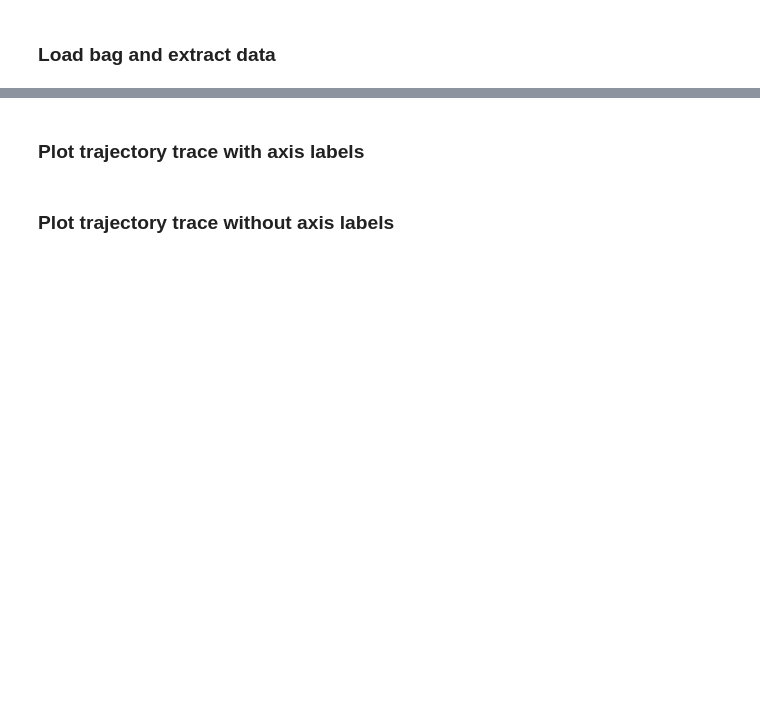
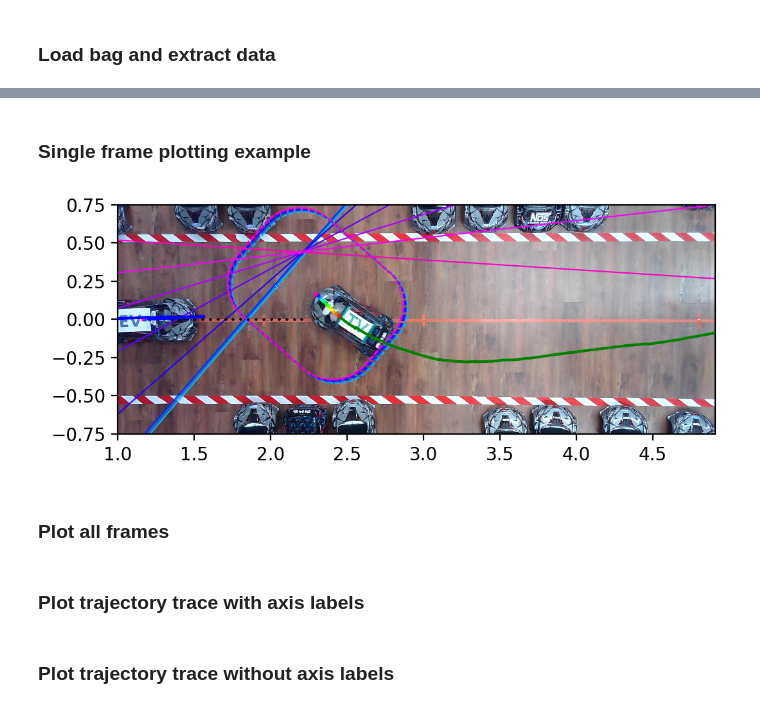
Before and after one commit to XuShenLZ/dataMPC_parking, a Jupyter notebook: bag_processing/video_plotting.ipynb, the cells around one changed output, grey strips where cells are left out. Drawn from its saved outputs; the diff is of its cells as text; code cells hidden in the pictures; blank space fills up the shorter version.

```diff
--- a/bag_processing/video_plotting.ipynb
+++ b/bag_processing/video_plotting.ipynb
@@ -61,0 +73,54 @@ print(t, frame_num)
+# %% [markdown]
+### Single frame plotting example
+# %%
+import matplotlib
+
+frame_num = 700
+image, t, frame_num, data = vid_reader.get_frame(frame_idx=frame_num)
+
+# time = 15.4
+# image, t, frame_num, data = vid_reader.get_frame(time=time)
+
+EV_x_offset = -0.1
+EV_y_offset = 0.0
+TV_x_offset = -0.05
+TV_y_offset = 0.0
+
+N = vid_reader.N
+c = [matplotlib.cm.get_cmap('gist_rainbow')(i*(1./(N-1))) for i in range(N)]
+
+image_ratio = image.shape[1]/image.shape[0]
+image_y = np.array([-1.25, 0.7])
+image_x = (image_y[1]-image_y[0])*image_ratio + 1.0
+
+traj_fig = plt.figure(dpi=200)
+traj_ax = traj_fig.gca()
+traj_ax.imshow(image, extent=(image_x_coords[0],image_x_coords[1],image_y_coords[0],image_y_coords[1]))
+
+for i in range(N):
+    if data['crit_region'][i]:
+        traj_ax.plot(data['coll_bound'][i][:,0] + TV_x_offset, data['coll_bound'][i][:,1] + TV_y_offset, '--', c=c[i], linewidth=0.75)
+        traj_ax.plot(data['hyp'][i]['pos'][0] + TV_x_offset, data['hyp'][i]['pos'][1] + TV_y_offset, 'o', c=c[i], markersize=1.5, markeredgecolor=c[i], markerfacecolor='w', markeredgewidth=0.5)
+        hyp_x = np.array(map_bounds[:2])
+        hyp_y = (-data['hyp'][i]['w'][0]*hyp_x+data['hyp'][i]['b'])/data['hyp'][i]['w'][1]
+        traj_ax.plot(hyp_x + TV_x_offset, hyp_y + TV_y_offset, c=c[i], linewidth=0.75)
+    traj_ax.plot(data['ev_pred'][i,0] + EV_x_offset, data['ev_pred'][i,1] + EV_y_offset, 'o', c=c[i], markersize=1)
+    traj_ax.plot(data['tv_pred'][i,0] + TV_x_offset, data['tv_pred'][i,1] + TV_y_offset, 'o', c=c[i], markersize=1)
+
+
+traj_ax.plot(data['ev_state'][:,0] + EV_x_offset, data['ev_state'][:,1] + EV_y_offset, linewidth=1.5, color='b', label="EV", zorder=5)
+traj_ax.plot(data['ev_ref'][:,0] + EV_x_offset, data['ev_ref'][:,1] + EV_y_offset, 'kx', markersize=1)
+traj_ax.plot(data['tv_state'][:,0] + TV_x_offset, data['tv_state'][:,1] + TV_y_offset, linewidth=1.5, color='g', label="TV", zorder=5)
+traj_ax.set_xlim(image_x_coords)
+traj_ax.set_ylim([-0.75, 0.75])
+traj_ax.set_aspect('equal')
+
+plt.draw()
+plt.show()
+
+fig_name = os.path.join(OUT_DIR, 'video_overlay' + str(frame_num) + '.png')
+traj_fig.savefig(fig_name, transparent=True)
+# %% [output]
+[figure, added]
+# %% [markdown]
+### Plot all frames
```
Also changed, not shown: parts of 14 cells of this notebook, 1 other file.
